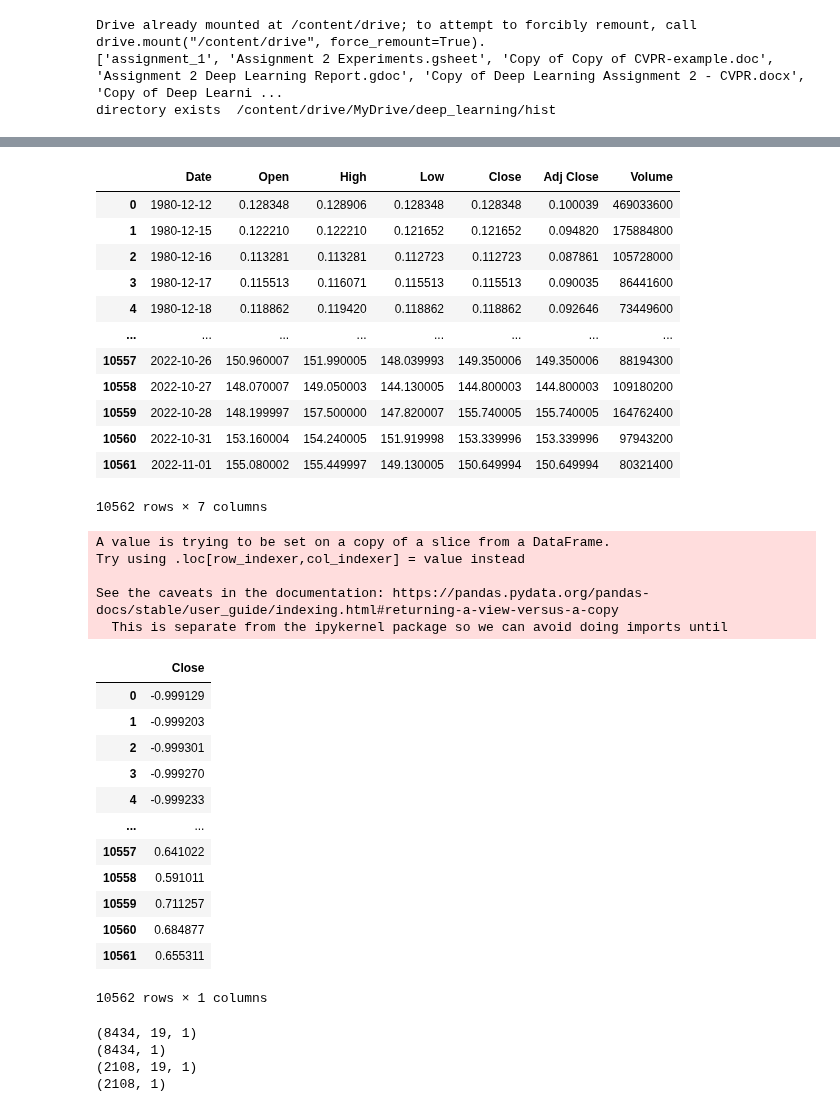
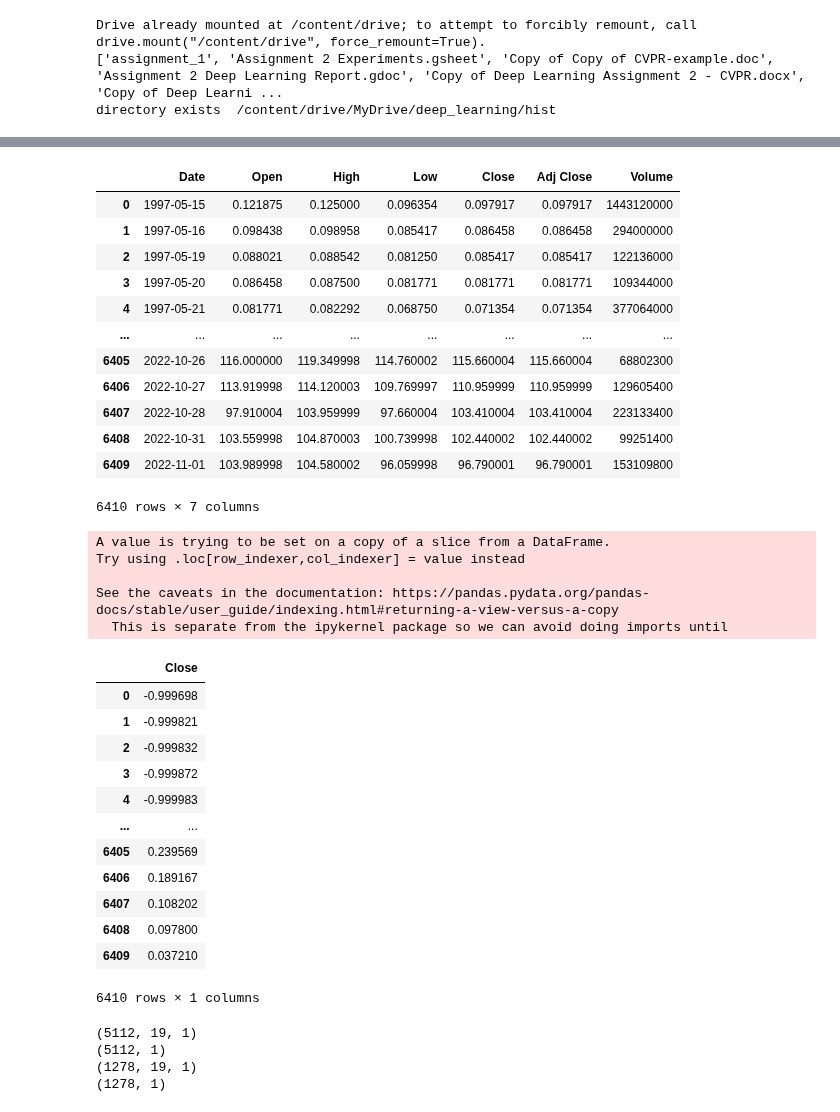
Before and after one commit to poo5zan/deep_learning_fundamentals, a Jupyter notebook: assignment_3/assignment_3.ipynb, the cells around one changed output, grey strips where cells are left out. Cells and saved outputs as stored; diff of their text form; code cells hidden in the pictures.

```diff
--- a/assignment_3/assignment_3.ipynb
+++ b/assignment_3/assignment_3.ipynb
@@ -122,22 +104,22 @@ data_clean
 # move_symbols(stocks, "stocks")
 # %%
 
-data = pd.read_csv(hist_dir + '/AAPL.csv')
+data = pd.read_csv('AMZN.csv')
 data
 # %% [output]
 |  | Date | Open | High | Low | Close | Adj Close | Volume |
-| 0 | 1980-12-12 | 0.128348 | 0.128906 | 0.128348 | 0.128348 | 0.100039 | 469033600 |
-| 1 | 1980-12-15 | 0.122210 | 0.122210 | 0.121652 | 0.121652 | 0.094820 | 175884800 |
-| 2 | 1980-12-16 | 0.113281 | 0.113281 | 0.112723 | 0.112723 | 0.087861 | 105728000 |
-| 3 | 1980-12-17 | 0.115513 | 0.116071 | 0.115513 | 0.115513 | 0.090035 | 86441600 |
-| 4 | 1980-12-18 | 0.118862 | 0.119420 | 0.118862 | 0.118862 | 0.092646 | 73449600 |
+| 0 | 1997-05-15 | 0.121875 | 0.125000 | 0.096354 | 0.097917 | 0.097917 | 1443120000 |
+| 1 | 1997-05-16 | 0.098438 | 0.098958 | 0.085417 | 0.086458 | 0.086458 | 294000000 |
+| 2 | 1997-05-19 | 0.088021 | 0.088542 | 0.081250 | 0.085417 | 0.085417 | 122136000 |
+| 3 | 1997-05-20 | 0.086458 | 0.087500 | 0.081771 | 0.081771 | 0.081771 | 109344000 |
+| 4 | 1997-05-21 | 0.081771 | 0.082292 | 0.068750 | 0.071354 | 0.071354 | 377064000 |
 | ... | ... | ... | ... | ... | ... | ... | ... |
-| 10557 | 2022-10-26 | 150.960007 | 151.990005 | 148.039993 | 149.350006 | 149.350006 | 88194300 |
-| 10558 | 2022-10-27 | 148.070007 | 149.050003 | 144.130005 | 144.800003 | 144.800003 | 109180200 |
-| 10559 | 2022-10-28 | 148.199997 | 157.500000 | 147.820007 | 155.740005 | 155.740005 | 164762400 |
-| 10560 | 2022-10-31 | 153.160004 | 154.240005 | 151.919998 | 153.339996 | 153.339996 | 97943200 |
-| 10561 | 2022-11-01 | 155.080002 | 155.449997 | 149.130005 | 150.649994 | 150.649994 | 80321400 |
+| 6405 | 2022-10-26 | 116.000000 | 119.349998 | 114.760002 | 115.660004 | 115.660004 | 68802300 |
+| 6406 | 2022-10-27 | 113.919998 | 114.120003 | 109.769997 | 110.959999 | 110.959999 | 129605400 |
+| 6407 | 2022-10-28 | 97.910004 | 103.959999 | 97.660004 | 103.410004 | 103.410004 | 223133400 |
+| 6408 | 2022-10-31 | 103.559998 | 104.870003 | 100.739998 | 102.440002 | 102.440002 | 99251400 |
+| 6409 | 2022-11-01 | 103.989998 | 104.580002 | 96.059998 | 96.790001 | 96.790001 | 153109800 |
-10562 rows × 7 columns
+6410 rows × 7 columns
 # %%
 
 price = data[['Close']]
@@ -151,18 +133,18 @@ Try using .loc[row_indexer,col_indexer] = value instead
 See the caveats in the documentation: https://pandas.pydata.org/pandas-docs/stable/user_guide/indexing.html#returning-a-view-versus-a-copy
   This is separate from the ipykernel package so we can avoid doing imports until
 |  | Close |
-| 0 | -0.999129 |
-| 1 | -0.999203 |
-| 2 | -0.999301 |
-| 3 | -0.999270 |
-| 4 | -0.999233 |
+| 0 | -0.999698 |
+| 1 | -0.999821 |
+| 2 | -0.999832 |
+| 3 | -0.999872 |
+| 4 | -0.999983 |
 | ... | ... |
-| 10557 | 0.641022 |
-| 10558 | 0.591011 |
-| 10559 | 0.711257 |
-| 10560 | 0.684877 |
-| 10561 | 0.655311 |
+| 6405 | 0.239569 |
+| 6406 | 0.189167 |
+| 6407 | 0.108202 |
+| 6408 | 0.097800 |
+| 6409 | 0.037210 |
-10562 rows × 1 columns
+6410 rows × 1 columns
 # %%
 
 def split_data(stock, lookback):
@@ -193,10 +175,10 @@ print(y_train.shape)
 print(x_test.shape)
 print(y_test.shape)
 # %% [output]
-(8434, 19, 1)
-(8434, 1)
-(2108, 19, 1)
-(2108, 1)
+(5112, 19, 1)
+(5112, 1)
+(1278, 19, 1)
+(1278, 1)
 # %%
 
 x_train = torch.from_numpy(x_train).type(torch.Tensor)
```
Also changed, not shown: parts of 8 cells of this notebook.
